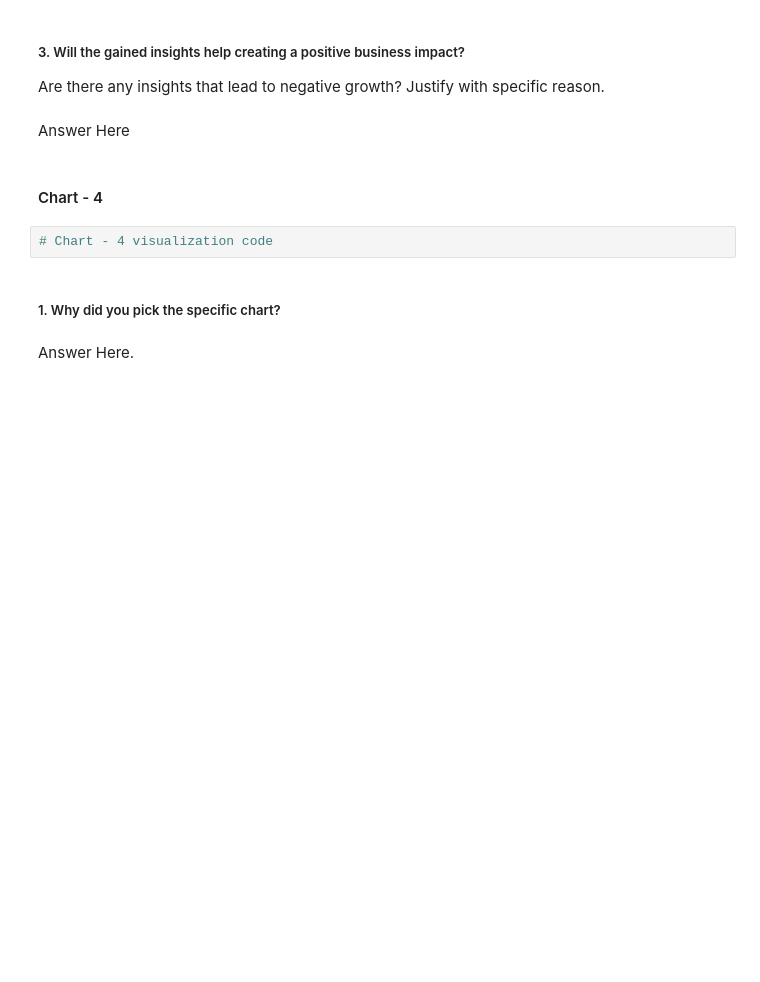
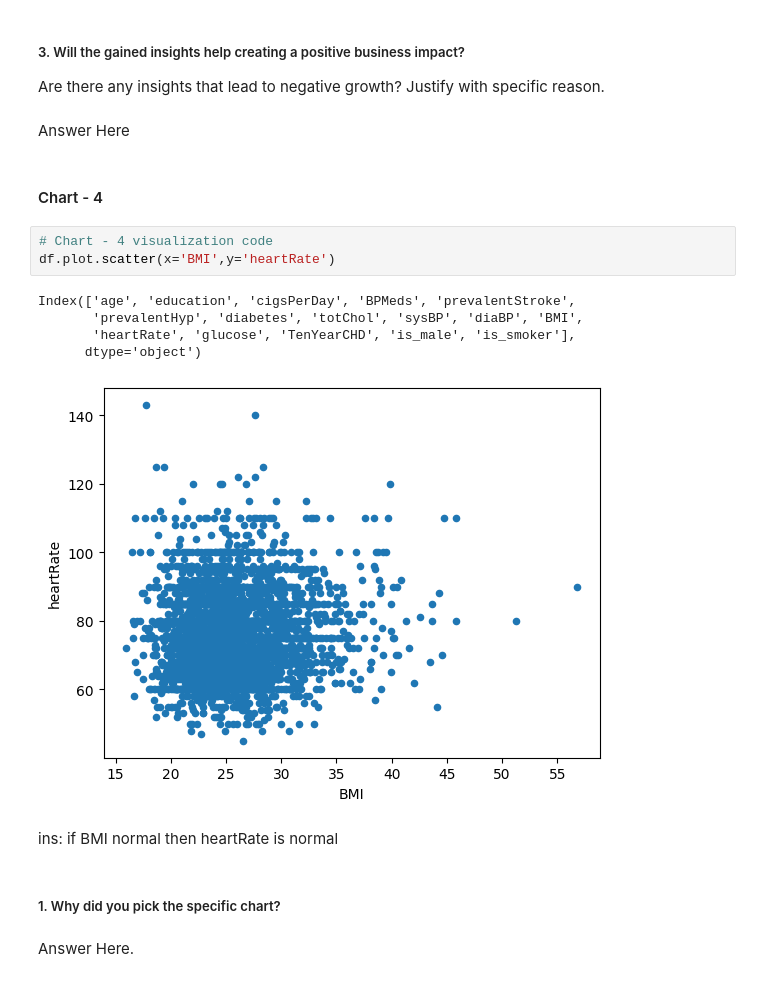
Before and after one commit to 007tickooayush/ML-Classification-Cardiovascular-Risk-Prediction-Project, a Jupyter notebook: Ayush_Tickoo_ML_Capstone_Classification_Project.ipynb, the cells around one changed output. Saved outputs shown, nothing was run; the diff lists cells and outputs as text; blank space fills up the shorter version.

```diff
--- a/Ayush_Tickoo_ML_Capstone_Classification_Project.ipynb
+++ b/Ayush_Tickoo_ML_Capstone_Classification_Project.ipynb
@@ -494,6 +554,15 @@ Answer Here
 #### Chart - 4
 # %%
 # Chart - 4 visualization code
+df.plot.scatter(x='BMI',y='heartRate')
+# %% [output]
+Index(['age', 'education', 'cigsPerDay', 'BPMeds', 'prevalentStroke',
+       'prevalentHyp', 'diabetes', 'totChol', 'sysBP', 'diaBP', 'BMI',
+       'heartRate', 'glucose', 'TenYearCHD', 'is_male', 'is_smoker'],
+      dtype='object')
+[figure, added]
+# %% [markdown]
+ins: if BMI normal then heartRate is normal
 # %% [markdown]
 ##### 1. Why did you pick the specific chart?
 # %% [markdown]
```
Also changed, not shown: parts of 14 cells of this notebook.
